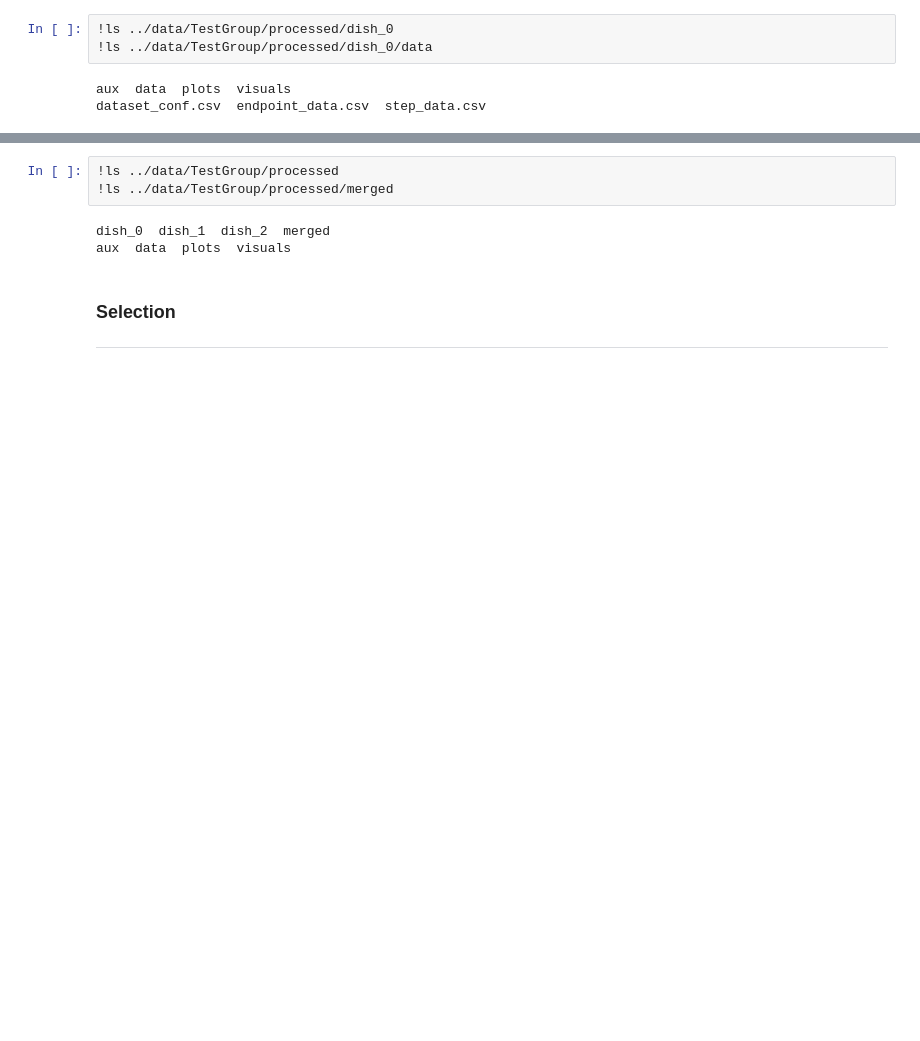
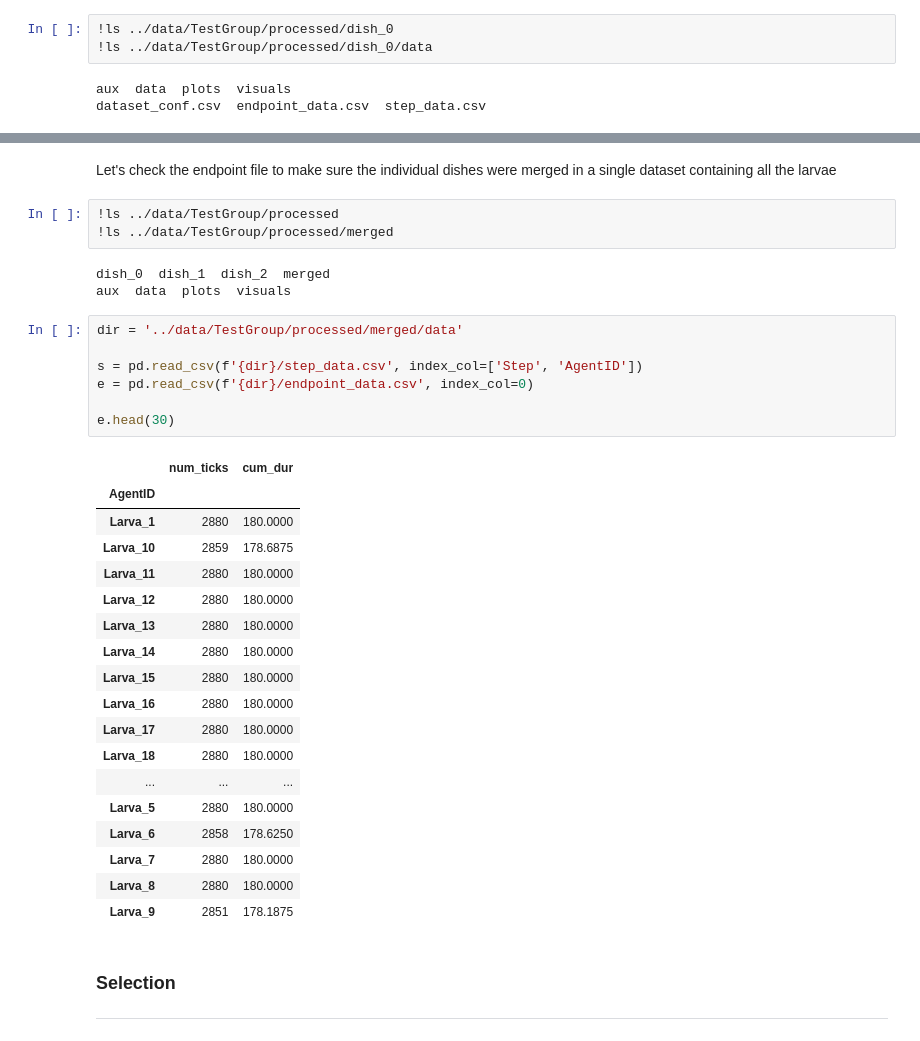
Before and after one commit to nawrotlab/larvaworld, a Jupyter notebook: tutorial/tutorial.ipynb, the cells around one changed output, grey strips where cells are left out. Drawn from its saved outputs; the diff is of its cells as text; blank space fills up the shorter version.

```diff
--- a/tutorial/tutorial.ipynb
+++ b/tutorial/tutorial.ipynb
@@ -141,9 +213,37 @@ Dataset merged created with 29 larvae!
+# %% [markdown]
+Let's check the endpoint file to make sure the individual dishes were merged in a single dataset containing all the larvae
 # %%
 !ls ../data/TestGroup/processed
 !ls ../data/TestGroup/processed/merged
 # %% [output]
 dish_0  dish_1  dish_2  merged
 aux  data  plots  visuals
+# %%
+dir = '../data/TestGroup/processed/merged/data'
+
+s = pd.read_csv(f'{dir}/step_data.csv', index_col=['Step', 'AgentID'])
+e = pd.read_csv(f'{dir}/endpoint_data.csv', index_col=0)
+
+e.head(30)
+# %% [output]
+|  | num_ticks | cum_dur |
+| AgentID |  |  |
+| Larva_1 | 2880 | 180.0000 |
+| Larva_10 | 2859 | 178.6875 |
+| Larva_11 | 2880 | 180.0000 |
+| Larva_12 | 2880 | 180.0000 |
+| Larva_13 | 2880 | 180.0000 |
+| Larva_14 | 2880 | 180.0000 |
+| Larva_15 | 2880 | 180.0000 |
+| Larva_16 | 2880 | 180.0000 |
+| Larva_17 | 2880 | 180.0000 |
+| Larva_18 | 2880 | 180.0000 |
+| ... | ... | ... |
+| Larva_5 | 2880 | 180.0000 |
+| Larva_6 | 2858 | 178.6250 |
+| Larva_7 | 2880 | 180.0000 |
+| Larva_8 | 2880 | 180.0000 |
+| Larva_9 | 2851 | 178.1875 |
 # %% [markdown]
 ### **Selection**
 -----------------
```
Also changed, not shown: parts of 21 cells of this notebook, 28 other files.
